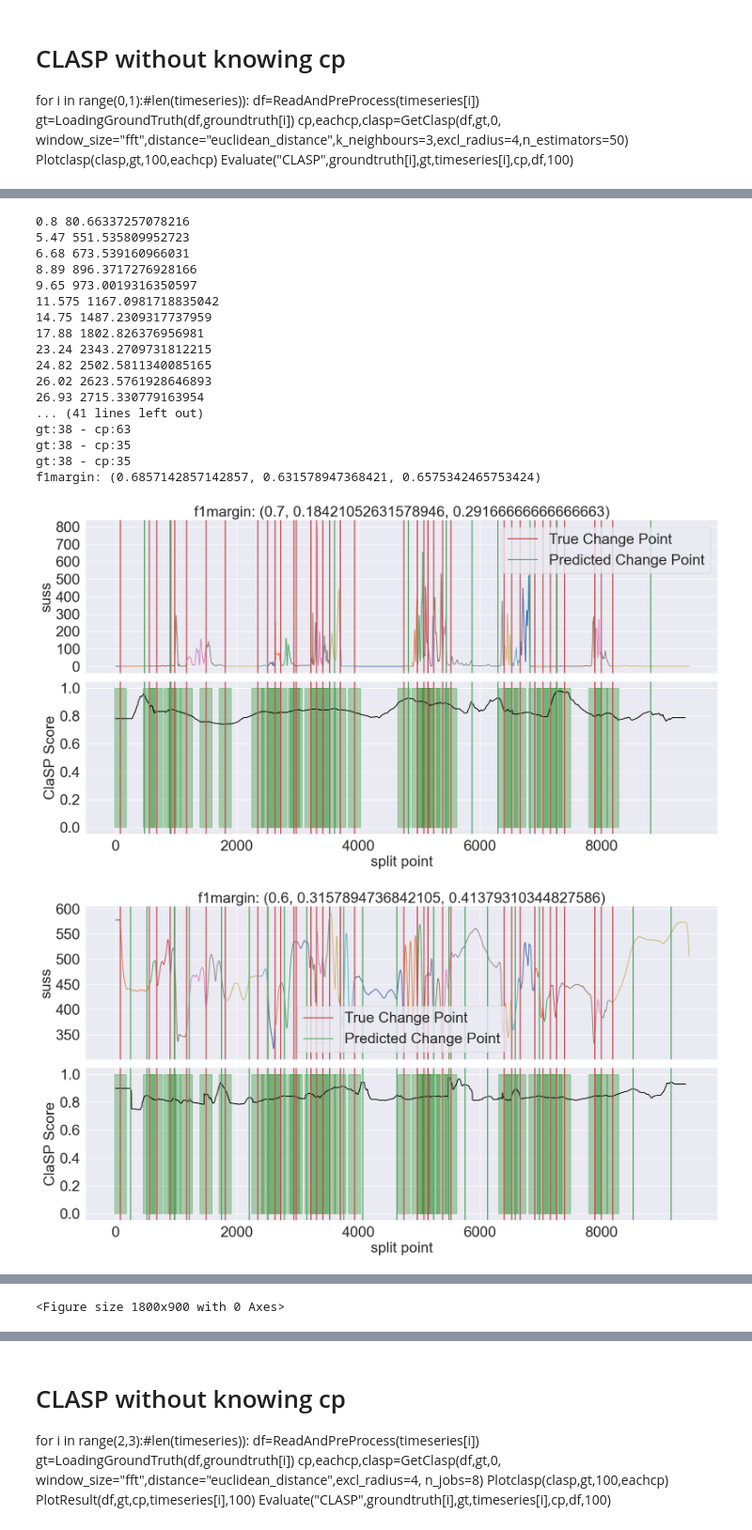
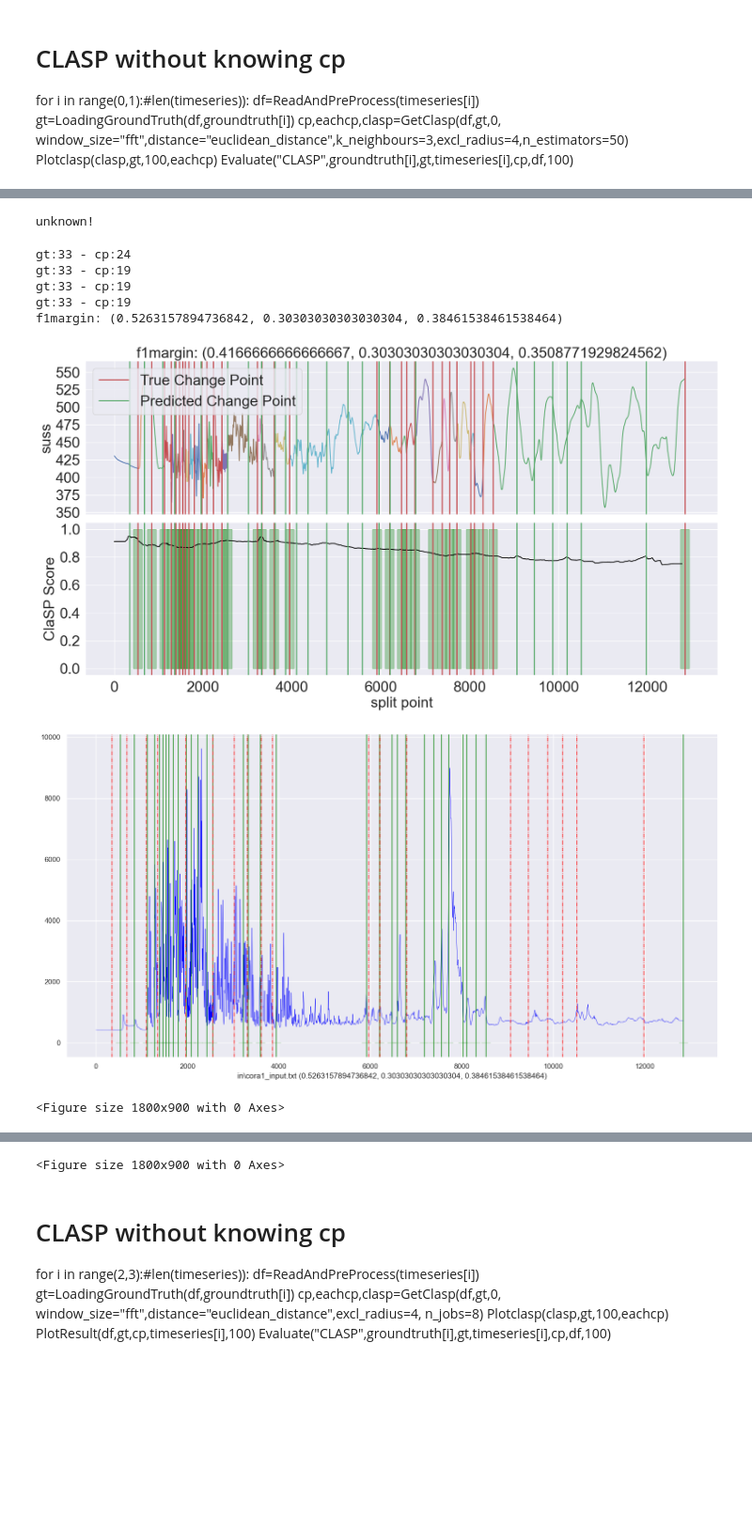
Before and after one commit to mosenco/CUSUMMO, a Jupyter notebook: clasptest copy.ipynb, the cells around one changed output, grey strips where cells are left out. Shown at 94% size. Drawn from its saved outputs; the diff is of its cells as text; code cells hidden in the pictures; blank space fills up the shorter version.

```diff
--- a/clasptest copy.ipynb
+++ b/clasptest copy.ipynb
@@ -151,7 +151,7 @@ def GetClasp(df,gt,known, **kwargs):
     result=np.array([])
     eachresult = []
     eachclasp=[]
-    for idx,i in enumerate([2,4,5,6,7,8,9]):#,11]):
+    for idx,i in enumerate([4]):#2,4,5,6,7,8,9]):#,11]):
 
         ts=df.iloc[:,i]
 
@@ -383,33 +366,23 @@ def delnear(arr,range):
     return arr
 # %%
 # CLASP without knowing cp
-for i in range(19,20):#len(timeseries)):
+for i in range(0,1):#len(timeseries)):
     df=ReadAndPreProcess(timeseries[i])
     gt=LoadingGroundTruth(df,groundtruth[i])
-    cp,eachcp,clasp=GetClasp(df,gt,0, window_size="suss",distance="euclidean_distance",excl_radius=4, n_jobs=8)
+    cp,eachcp,clasp=GetClasp(df,gt,0, window_size="suss",distance="euclidean_distance",excl_radius=4, n_jobs=8, threshold = 1e+10000)
     cp=IgnoreZone(i,cp)
     Plotclasp(clasp,gt,100,eachcp)
     PlotResult(df,gt,cp,timeseries[i],100,clasp)
     cp=delnear(cp,100)
     PlotResult(df,gt,cp,timeseries[i],100,clasp)
     Evaluate("CLASP",groundtruth[i],gt,timeseries[i],cp,df,100)
 # %% [output]
-0.8 80.66337257078216
-5.47 551.535809952723
-6.68 673.539160966031
-8.89 896.3717276928166
-9.65 973.0019316350597
-11.575 1167.0981718835042
-14.75 1487.2309317737959
-17.88 1802.826376956981
-23.24 2343.2709731812215
-24.82 2502.5811340085165
-26.02 2623.5761928646893
-26.93 2715.330779163954
-... (41 lines left out)
-gt:38 - cp:63
-gt:38 - cp:35
-gt:38 - cp:35
-f1margin: (0.6857142857142857, 0.631578947368421, 0.6575342465753424)
+unknown!
+gt:33 - cp:24
+gt:33 - cp:19
+gt:33 - cp:19
+gt:33 - cp:19
+f1margin: (0.5263157894736842, 0.30303030303030304, 0.38461538461538464)
-[figure, old version]
+[figure, new version]
-[figure, old version]
+[figure, new version]
+<Figure size 1800x900 with 0 Axes>
@@ -422 +389,0 @@ f1margin: (0.6857142857142857, 0.631578947368421, 0.6575342465753424)
-<Figure size 1800x900 with 0 Axes>
@@ -425,3 +390,4 @@ f1margin: (0.6857142857142857, 0.631578947368421, 0.6575342465753424)
+<Figure size 1800x900 with 0 Axes>
 # %% [markdown]
 # CLASP without knowing cp
 for i in range(2,3):#len(timeseries)):
```
Also changed, not shown: parts of 3 cells of this notebook, 57 other files.
